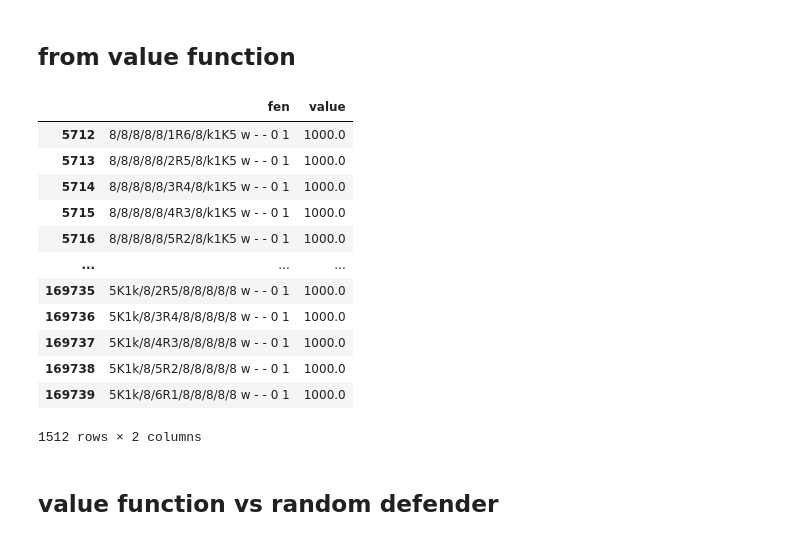
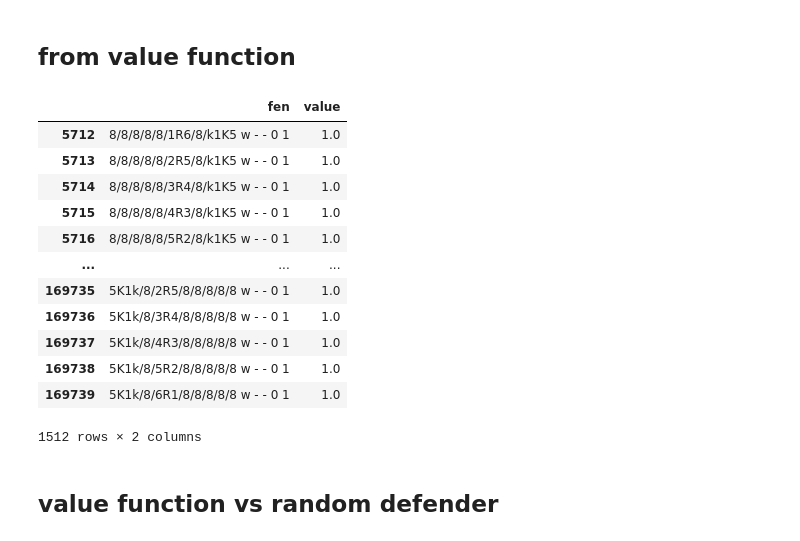
Before and after one commit to giovanni-lucarelli/chess, a Jupyter notebook: python/chessrl/eval/analysis.ipynb, the cells around one changed output. Drawn from its saved outputs; the diff is of its cells as text; code cells hidden in the pictures.

```diff
--- a/python/chessrl/eval/analysis.ipynb
+++ b/python/chessrl/eval/analysis.ipynb
@@ -94,25 +94,24 @@ df_vi
 # %% [markdown]
 ## from value function
 # %%
-V = load_vf_parquet("../../../artifacts/values/vi_probabilistic_krk_<chessrl.env.RandomDefender object at 0x1095fe900>_greedy_intermediate_1.parquet")
+V = load_vf_parquet("../../../artifacts/values/vi_probabilistic_krk_RandomDefender_greedy_intermediate_1.parquet")
 # V = load_vf_parquet("../../../artifacts/values/vi_krk_values.parquet")
 
 df = pd.DataFrame.from_dict(V, orient='index', columns=['value']).reset_index().rename(columns={'index': 'fen'})
-
-df[df['value'] > 100]
+df[df["value"]>0]
 # %% [output]
 |  | fen | value |
-| 5712 | 8/8/8/8/8/1R6/8/k1K5 w - - 0 1 | 1000.0 |
-| 5713 | 8/8/8/8/8/2R5/8/k1K5 w - - 0 1 | 1000.0 |
-| 5714 | 8/8/8/8/8/3R4/8/k1K5 w - - 0 1 | 1000.0 |
-| 5715 | 8/8/8/8/8/4R3/8/k1K5 w - - 0 1 | 1000.0 |
-| 5716 | 8/8/8/8/8/5R2/8/k1K5 w - - 0 1 | 1000.0 |
+| 5712 | 8/8/8/8/8/1R6/8/k1K5 w - - 0 1 | 1.0 |
+| 5713 | 8/8/8/8/8/2R5/8/k1K5 w - - 0 1 | 1.0 |
+| 5714 | 8/8/8/8/8/3R4/8/k1K5 w - - 0 1 | 1.0 |
+| 5715 | 8/8/8/8/8/4R3/8/k1K5 w - - 0 1 | 1.0 |
+| 5716 | 8/8/8/8/8/5R2/8/k1K5 w - - 0 1 | 1.0 |
 | ... | ... | ... |
-| 169735 | 5K1k/8/2R5/8/8/8/8/8 w - - 0 1 | 1000.0 |
-| 169736 | 5K1k/8/3R4/8/8/8/8/8 w - - 0 1 | 1000.0 |
-| 169737 | 5K1k/8/4R3/8/8/8/8/8 w - - 0 1 | 1000.0 |
-| 169738 | 5K1k/8/5R2/8/8/8/8/8 w - - 0 1 | 1000.0 |
-| 169739 | 5K1k/8/6R1/8/8/8/8/8 w - - 0 1 | 1000.0 |
+| 169735 | 5K1k/8/2R5/8/8/8/8/8 w - - 0 1 | 1.0 |
+| 169736 | 5K1k/8/3R4/8/8/8/8/8 w - - 0 1 | 1.0 |
+| 169737 | 5K1k/8/4R3/8/8/8/8/8 w - - 0 1 | 1.0 |
+| 169738 | 5K1k/8/5R2/8/8/8/8/8 w - - 0 1 | 1.0 |
+| 169739 | 5K1k/8/6R1/8/8/8/8/8 w - - 0 1 | 1.0 |
 1512 rows × 2 columns
 # %%
 
```
Also changed, not shown: parts of 1 cell of this notebook, 3 other files.
